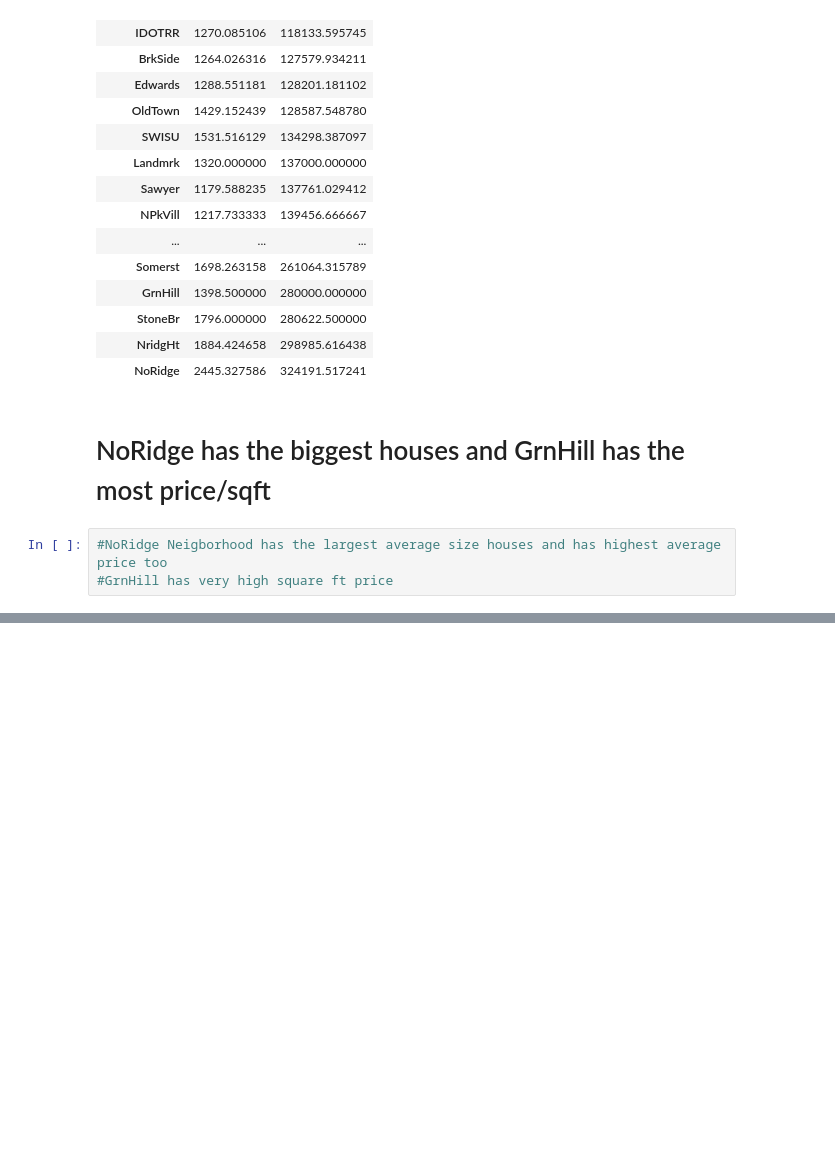
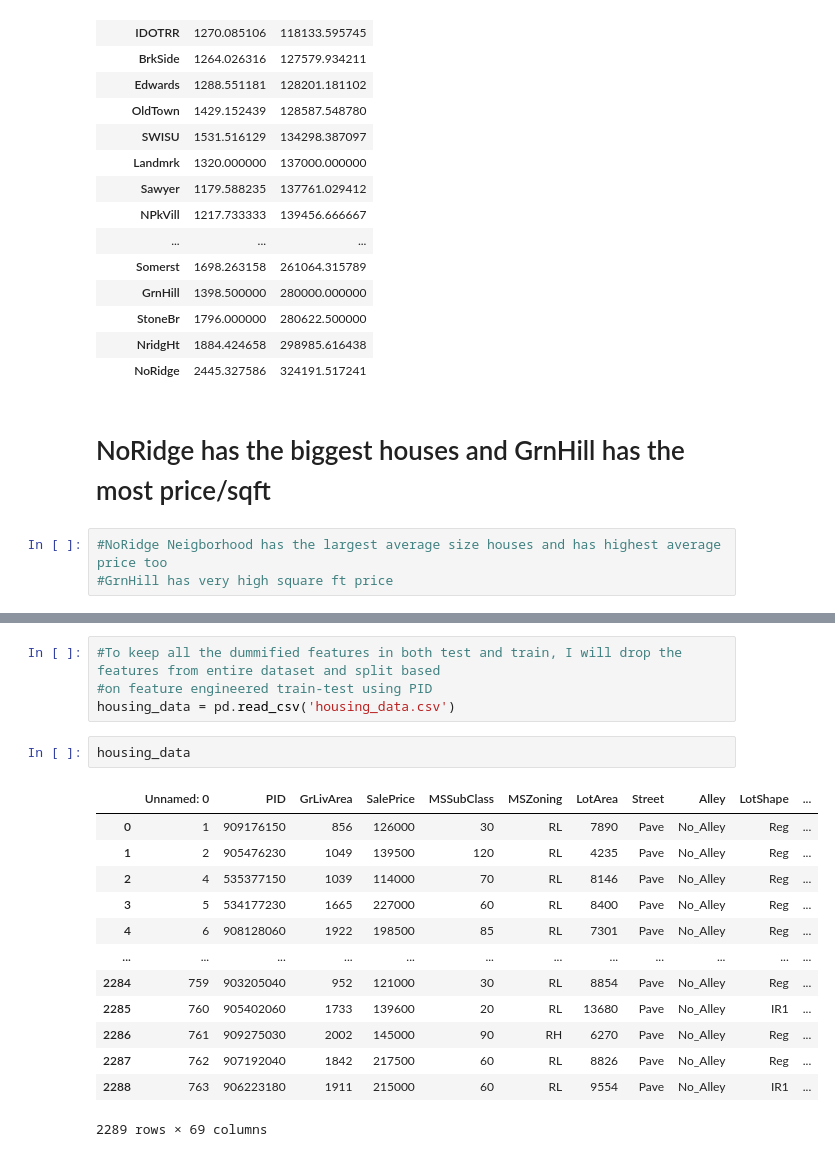
Before and after one commit to SwetaPrabh/Housing_Data_Analysis, a Jupyter notebook: EDA_housing.ipynb, the cells around one changed output, grey strips where cells are left out. Saved outputs shown, nothing was run; the diff lists cells and outputs as text; blank space fills up the shorter version.

```diff
--- a/EDA_housing.ipynb
+++ b/EDA_housing.ipynb
@@ -761,0 +752,20 @@ Neigborhood_housing
+# %%
+#To keep all the dummified features in both test and train, I will drop the features from entire dataset and split based
+#on feature engineered train-test using PID
+housing_data = pd.read_csv('housing_data.csv')
+# %%
+housing_data
+# %% [output]
+|  | Unnamed: 0 | PID | GrLivArea | SalePrice | MSSubClass | MSZoning | LotArea | Street | Alley | LotShape | ... |
+| 0 | 1 | 909176150 | 856 | 126000 | 30 | RL | 7890 | Pave | No_Alley | Reg | ... |
+| 1 | 2 | 905476230 | 1049 | 139500 | 120 | RL | 4235 | Pave | No_Alley | Reg | ... |
+| 2 | 4 | 535377150 | 1039 | 114000 | 70 | RL | 8146 | Pave | No_Alley | Reg | ... |
+| 3 | 5 | 534177230 | 1665 | 227000 | 60 | RL | 8400 | Pave | No_Alley | Reg | ... |
+| 4 | 6 | 908128060 | 1922 | 198500 | 85 | RL | 7301 | Pave | No_Alley | Reg | ... |
+| ... | ... | ... | ... | ... | ... | ... | ... | ... | ... | ... | ... |
+| 2284 | 759 | 903205040 | 952 | 121000 | 30 | RL | 8854 | Pave | No_Alley | Reg | ... |
+| 2285 | 760 | 905402060 | 1733 | 139600 | 20 | RL | 13680 | Pave | No_Alley | IR1 | ... |
+| 2286 | 761 | 909275030 | 2002 | 145000 | 90 | RH | 6270 | Pave | No_Alley | Reg | ... |
+| 2287 | 762 | 907192040 | 1842 | 217500 | 60 | RL | 8826 | Pave | No_Alley | Reg | ... |
+| 2288 | 763 | 906223180 | 1911 | 215000 | 60 | RL | 9554 | Pave | No_Alley | IR1 | ... |
+2289 rows × 69 columns
```
Also changed, not shown: parts of 18 cells of this notebook.
